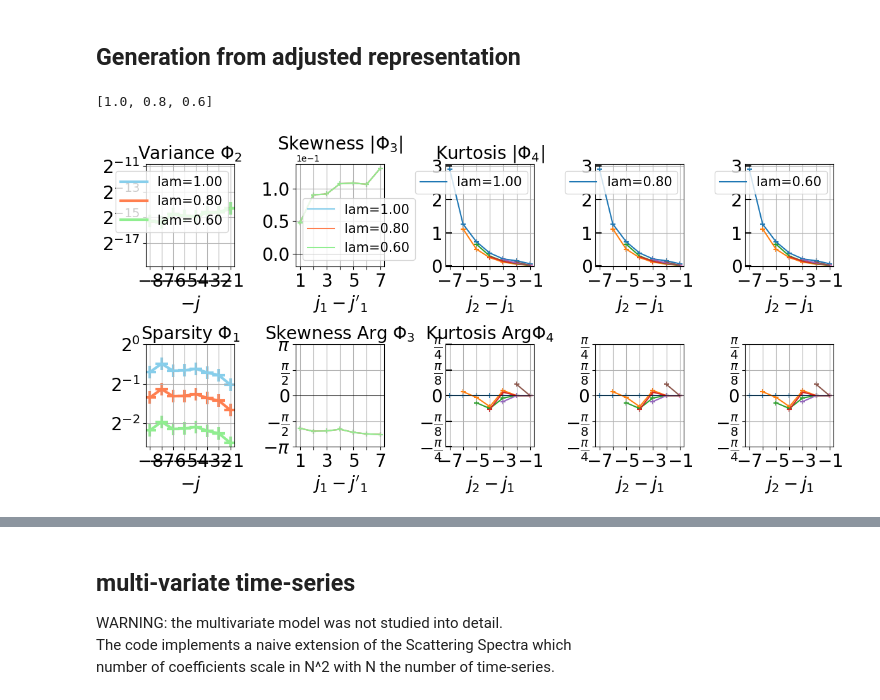
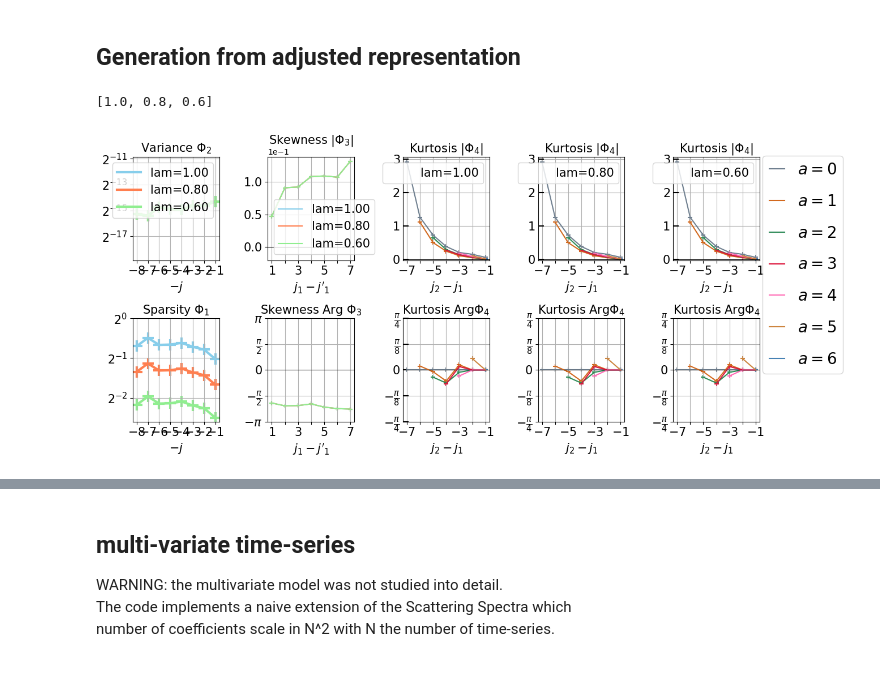
Before and after one commit to RudyMorel/scattering_spectra, a Jupyter notebook: tutorial.ipynb, the cells around one changed output, grey strips where cells are left out. Cells and saved outputs as stored; diff of their text form; code cells hidden in the pictures; blank space fills up the shorter version.

```diff
--- a/tutorial.ipynb
+++ b/tutorial.ipynb
@@ -1281,35 +1284,36 @@ data_snp = SPDaily()
 # estimate Scattering Spectra on observed data
 scat_snp = analyze(x=data_snp.dlnx, model_type="scat_spectra", J=8, cuda=CUDA)
 
 # reference Scattering Spectra of white noise
 scat_ref = analyze(
     x=np.random.randn(128, 1, data_snp.dlnx.shape[-1]),
     model_type="scat_spectra",
     J=8,
     cuda=CUDA,
 ).mean_batch()
 
 
 def adjust_gaussianity(scat, scat_ref, lam=0.5):
     scat_adj = scat.clone()
     mask = scat_adj.eval("coeff_type=='spars'")
     # scat_adj.y[:,mask,:] = ((1 - lam) * scat_ref.y + lam * scat.y)[:,mask,:]
     scat_adj.y[:, mask, :] = lam * scat.y[:, mask, :]
     return scat_adj
 
 
 # change the estimated statistics e.g. change sparsity levels
 lams = [1.0, 0.8, 0.6]
 print(lams)
 scats_adjusted = [adjust_gaussianity(scat_snp, scat_ref, lam) for lam in lams]
 
 axes = plot_dashboard(
-    scats_adjusted, labels=[f"lam={lam:.2f}" for lam in lams], figsize=(12, 6)
+    scats_adjusted, labels=[f"lam={lam:.2f}" for lam in lams], figsize=(12, 6),
+    fontsize=15, plot_full_legend=True
 )
 axes[1, 0].legend().remove()
 # %% [output]
 [1.0, 0.8, 0.6]
-[figure, old version]
+[figure, new version]
 # %%
 # start from the same gaussian white noise
 x0 = np.random.randn(*data_snp.dlnx.shape)[:,None,:,:]
```
Also changed, not shown: parts of 18 cells of this notebook, 3 other files.
